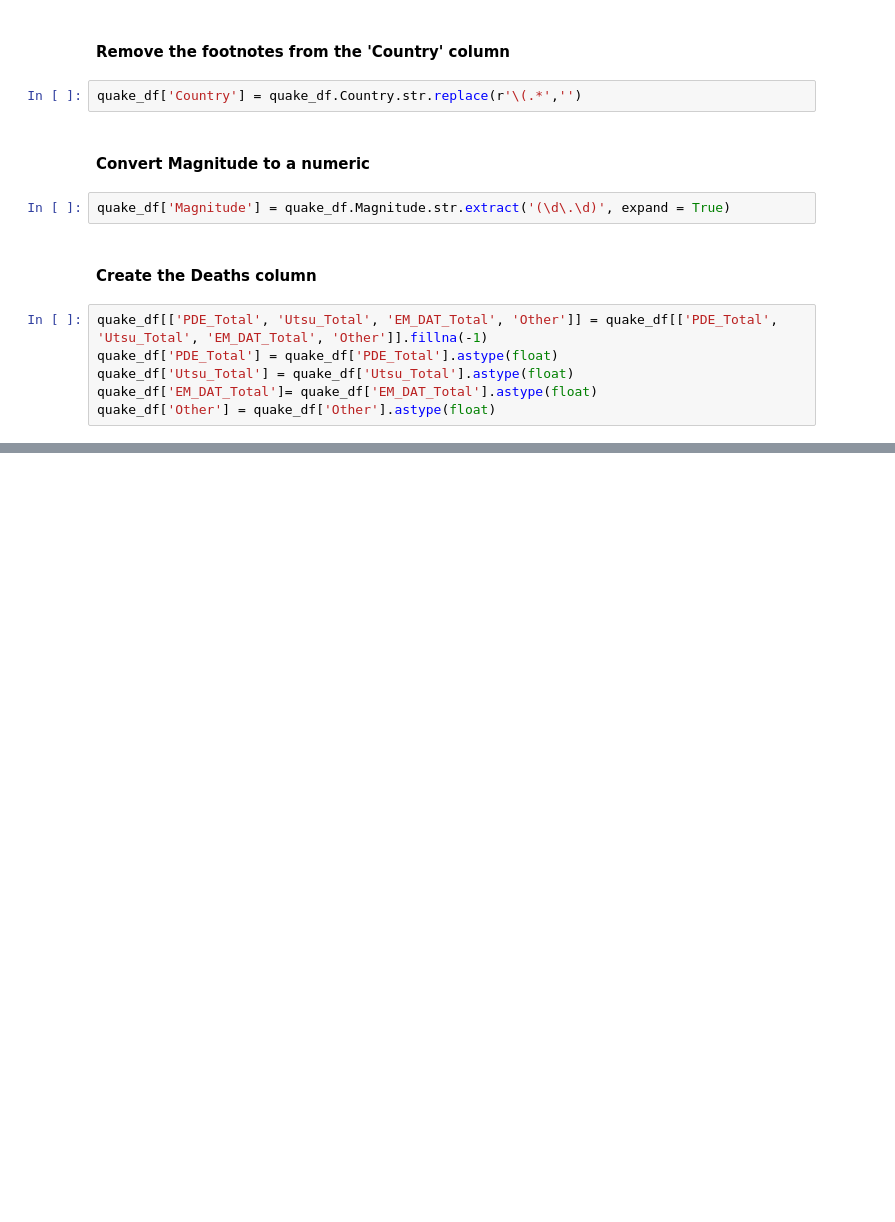
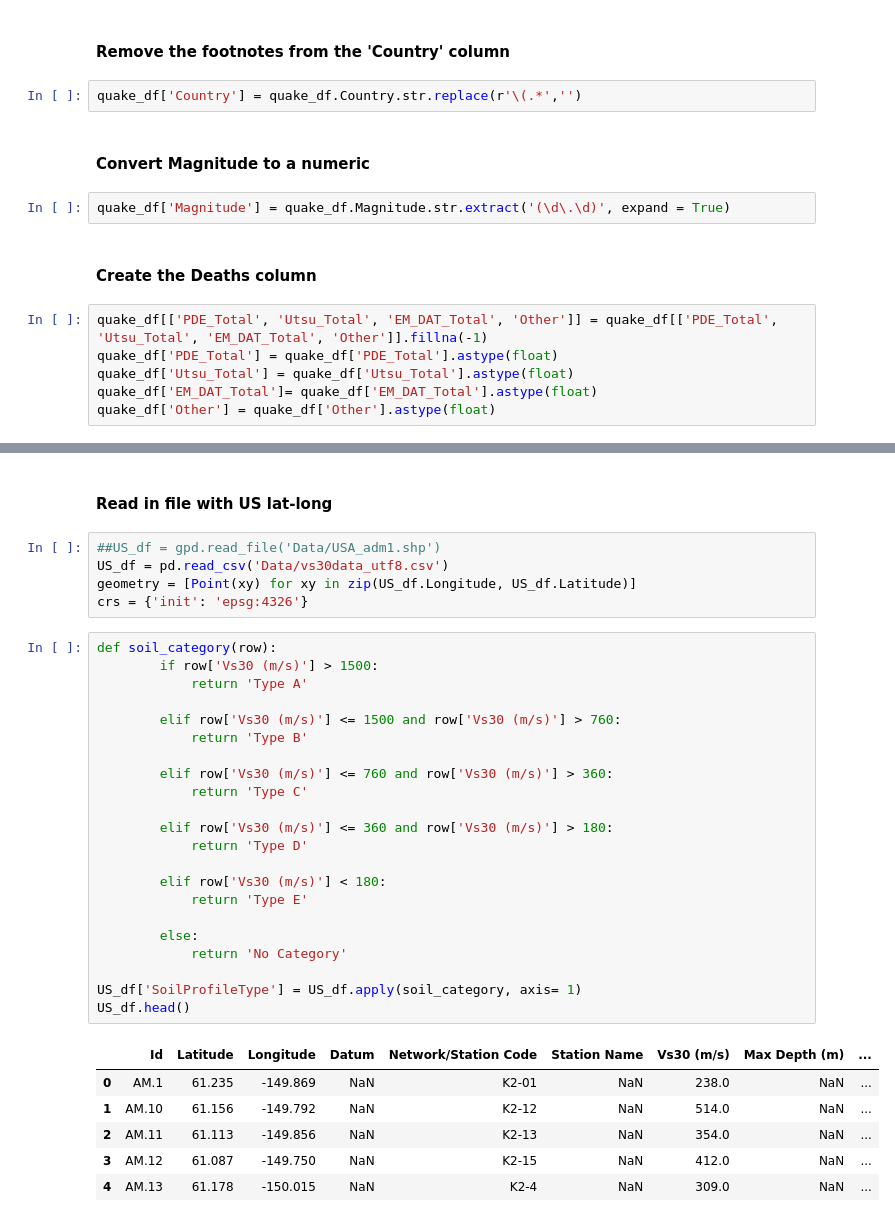
Before and after one commit to paulo-g-martinez/dq3-earthquakes, a Jupyter notebook: Data_Question_3.ipynb, the cells around one changed output, grey strips where cells are left out. Saved outputs shown, nothing was run; the diff lists cells and outputs as text; blank space fills up the shorter version.

```diff
--- a/Data_Question_3.ipynb
+++ b/Data_Question_3.ipynb
@@ -124,0 +112,36 @@ quake_df.head(1340)
+# %% [markdown]
+#### Read in file with US lat-long
+# %%
+##US_df = gpd.read_file('Data/USA_adm1.shp')
+US_df = pd.read_csv('Data/vs30data_utf8.csv')
+geometry = [Point(xy) for xy in zip(US_df.Longitude, US_df.Latitude)]
+crs = {'init': 'epsg:4326'}
+# %%
+def soil_category(row):
+        if row['Vs30 (m/s)'] > 1500:
+            return 'Type A'
+
+        elif row['Vs30 (m/s)'] <= 1500 and row['Vs30 (m/s)'] > 760:
+            return 'Type B'
+
+        elif row['Vs30 (m/s)'] <= 760 and row['Vs30 (m/s)'] > 360:
+            return 'Type C'
+
+        elif row['Vs30 (m/s)'] <= 360 and row['Vs30 (m/s)'] > 180:
+            return 'Type D'
+
+        elif row['Vs30 (m/s)'] < 180:
+            return 'Type E'
+
+        else:
+            return 'No Category'
+
+US_df['SoilProfileType'] = US_df.apply(soil_category, axis= 1)
+US_df.head()
+# %% [output]
+|  | Id | Latitude | Longitude | Datum | Network/Station Code | Station Name | Vs30 (m/s) | Max Depth (m) | ... |
+| 0 | AM.1 | 61.235 | -149.869 | NaN | K2-01 | NaN | 238.0 | NaN | ... |
+| 1 | AM.10 | 61.156 | -149.792 | NaN | K2-12 | NaN | 514.0 | NaN | ... |
+| 2 | AM.11 | 61.113 | -149.856 | NaN | K2-13 | NaN | 354.0 | NaN | ... |
+| 3 | AM.12 | 61.087 | -149.750 | NaN | K2-15 | NaN | 412.0 | NaN | ... |
+| 4 | AM.13 | 61.178 | -150.015 | NaN | K2-4 | NaN | 309.0 | NaN | ... |
```
Also changed, not shown: parts of 9 cells of this notebook.
